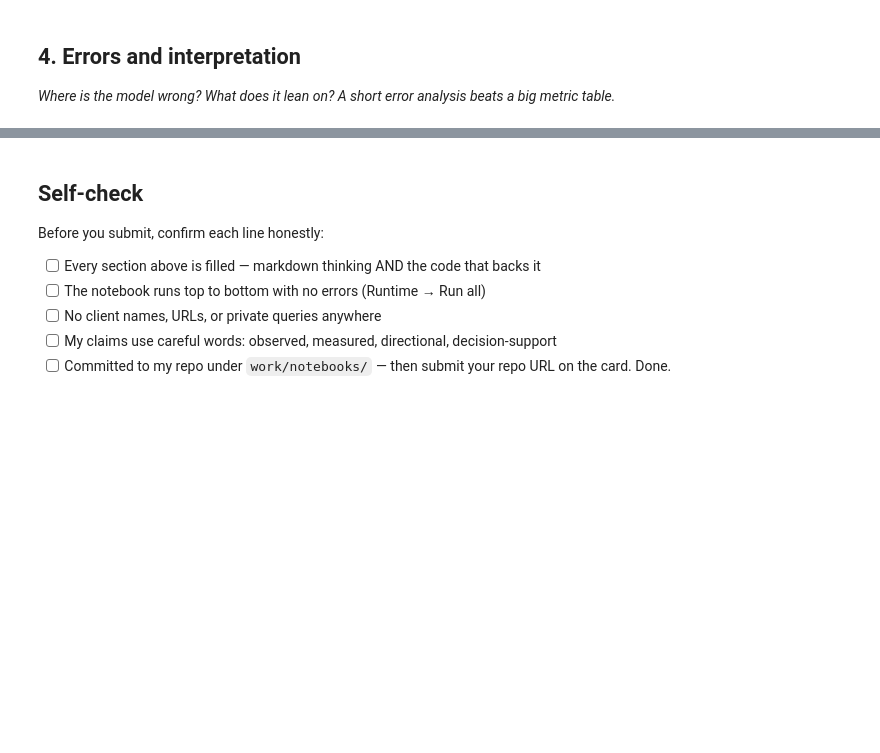
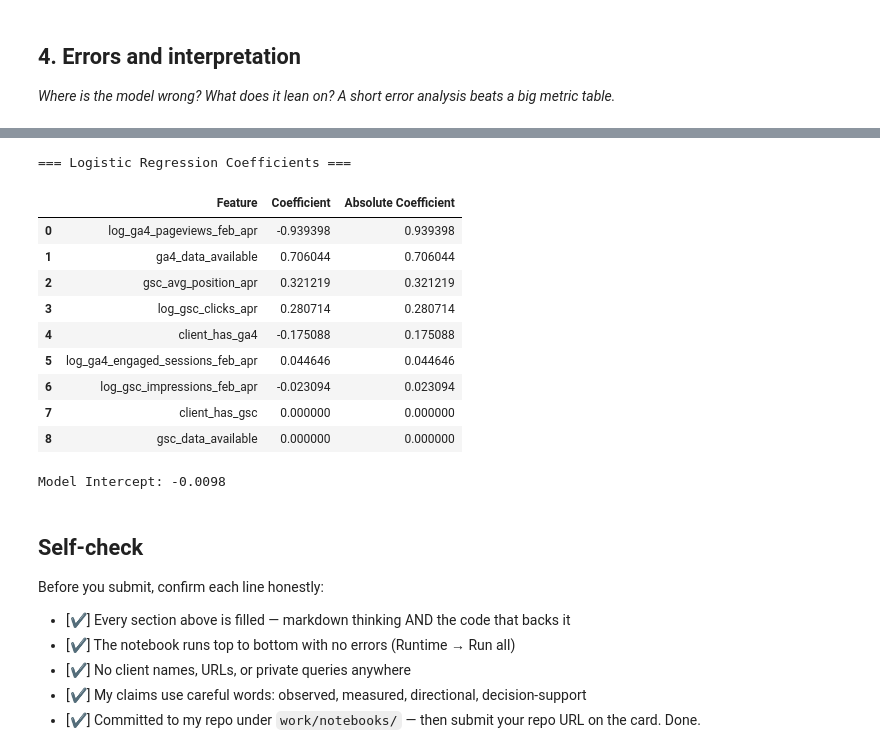
Before and after one commit to ShubhamSnSharma/flyrank-ml-internship, a Jupyter notebook: work/notebooks/w05_model.ipynb, the cells around one changed output, grey strips where cells are left out. Cells and saved outputs as stored; diff of their text form; code cells hidden in the pictures; blank space fills up the shorter version.

Commit message:
Complete ML-08 capstone modeling workflow

```diff
--- a/work/notebooks/w05_model.ipynb
+++ b/work/notebooks/w05_model.ipynb
@@ -349,10 +362,40 @@ Improvement over baseline: 0.0200
+# %%
+coef_df = pd.DataFrame({
+    "Feature": feature_cols,
+    "Coefficient": lr_pipeline.named_steps["model"].coef_[0]
+})
+
+coef_df["Absolute Coefficient"] = coef_df["Coefficient"].abs()
+
+coef_df = coef_df.sort_values(
+    "Absolute Coefficient",
+    ascending=False
+).reset_index(drop=True)
+
+print("=== Logistic Regression Coefficients ===")
+display(coef_df)
+
+print(f"\nModel Intercept: {lr_pipeline.named_steps['model'].intercept_[0]:.4f}")
+# %% [output]
+=== Logistic Regression Coefficients ===
+|  | Feature | Coefficient | Absolute Coefficient |
+| 0 | log_ga4_pageviews_feb_apr | -0.939398 | 0.939398 |
+| 1 | ga4_data_available | 0.706044 | 0.706044 |
+| 2 | gsc_avg_position_apr | 0.321219 | 0.321219 |
+| 3 | log_gsc_clicks_apr | 0.280714 | 0.280714 |
+| 4 | client_has_ga4 | -0.175088 | 0.175088 |
+| 5 | log_ga4_engaged_sessions_feb_apr | 0.044646 | 0.044646 |
+| 6 | log_gsc_impressions_feb_apr | -0.023094 | 0.023094 |
+| 7 | client_has_gsc | 0.000000 | 0.000000 |
+| 8 | gsc_data_available | 0.000000 | 0.000000 |
+Model Intercept: -0.0098
 # %% [markdown]
 ## Self-check
 
 Before you submit, confirm each line honestly:
 
-- [ ] Every section above is filled — markdown thinking AND the code that backs it
-- [ ] The notebook runs top to bottom with no errors (Runtime → Run all)
-- [ ] No client names, URLs, or private queries anywhere
-- [ ] My claims use careful words: observed, measured, directional, decision-support
-- [ ] Committed to my repo under `work/notebooks/` — then submit your repo URL on the card. Done.
+- [✔] Every section above is filled — markdown thinking AND the code that backs it
+- [✔] The notebook runs top to bottom with no errors (Runtime → Run all)
+- [✔] No client names, URLs, or private queries anywhere
+- [✔] My claims use careful words: observed, measured, directional, decision-support
+- [✔] Committed to my repo under `work/notebooks/` — then submit your repo URL on the card. Done.
```
Also changed, not shown: parts of 3 cells of this notebook.
